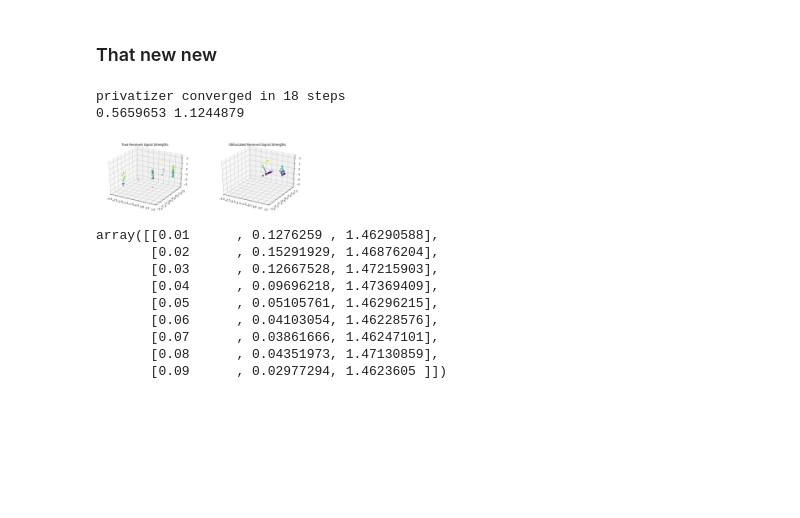
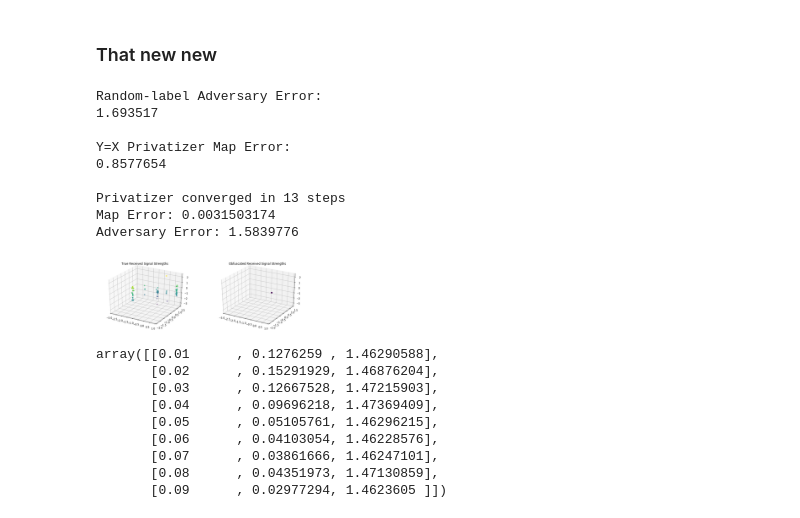
Before and after one commit to lillyclark/privacy-utility, a Jupyter notebook: PLOT automation.ipynb, the cells around one changed output. Saved outputs shown, nothing was run; the diff lists cells and outputs as text; code cells hidden in the pictures; blank space fills up the shorter version.

```diff
--- a/PLOT automation.ipynb
+++ b/PLOT automation.ipynb
@@ -726,7 +726,7 @@ def run_plot_automation():
         ax1.set_ylim(-2, 1.5)
         ax1.set_zlim(-3.5, 2.5)
 
-    PENALTY = [0.0]
+    PENALTY = [10.0]
     I = 1
     all_data = np.empty((I*len(PENALTY),3))
 
@@ -739,7 +739,7 @@ def run_plot_automation():
             sess = tf.Session()
             keras.backend.set_session(sess)
 
-            x, trueusers = sampleChania(Chania, 100)
+            x, trueusers = sampleChania(Chania, 80)
 
             if strategy == "GAP":
 
@@ -761,7 +761,7 @@ def run_plot_automation():
             i4 = keras.layers.Dense(1, kernel_initializer=map1_init)
 
             m1 = i4(i3(i2(i1(x[:,2:]))))
-            m1_target = tf.keras.backend.reshape(x[:,1], (100,1))
+            m1_target = tf.keras.backend.reshape(x[:,1], (80,1))
             m1_train = tf.train.GradientDescentOptimizer(0.01)
             m1_vars = [i1.variables, i2.variables, i3.variables, i4.variables]
 
@@ -784,13 +784,13 @@ def run_plot_automation():
 
             sess.run(tf.global_variables_initializer())
 
-            m1_loss = tf.reduce_mean(tf.keras.losses.mean_squared_error(m1, m1_target))
+            m1_loss = tf.reduce_mean(tf.keras.losses.mean_squared_error(m1_target, m1))
             m1_train = m1_train.minimize(m1_loss, var_list = m1_vars)
 
-            random_users = tf.constant(np.random.rand(100,5),dtype=tf.float32)
-#             print("An adversary who assigns labels randomly would do this well:")
-#             print(tf.losses.softmax_cross_entropy(tf.one_hot(trueusers.eval(session=sess),5), random_users).eval(session=sess))
-#             print("")
+            random_users = tf.constant(np.random.rand(80,5),dtype=tf.float32)
+            print("Random-label Adversary Error:")
+            print(tf.losses.softmax_cross_entropy(tf.one_hot(trueusers.eval(session=sess),5), random_users).eval(session=sess))
+            print("")
 
             adversary_loss = tf.losses.softmax_cross_entropy(tf.one_hot(trueusers.eval(session=sess),5), users)
             a_train = a_train.minimize(adversary_loss, var_list = a_vars)
@@ -803,9 +803,9 @@ def run_plot_automation():
             threshold = tf.constant(0, dtype=tf.float32)
 
             yprime = i4(i3(i2(i1(y[:,2:]))))
-            map_error = tf.reduce_mean(tf.keras.losses.mean_squared_error(y[:,1],yprime))
+            map_error = tf.reduce_mean(tf.keras.losses.mean_squared_error(tf.keras.backend.reshape(y[:,1], (80,1)),yprime))
 #             avg, spread_error = tf.nn.moments(y, [0, 1])
-            spread_error = tf.reduce_mean(tf.keras.losses.mean_squared_error(x,y))
+            spread_error = penalty*tf.reduce_mean(tf.keras.losses.mean_squared_error(x,y))
             zero = tf.constant(0, dtype=tf.float32)
             privatizer_loss = penalty*(map_error)-adversary_loss
 
@@ -819,44 +819,55 @@ def run_plot_automation():
             max_iter = 1000
 
             m1plot = train(m1_train, m1_loss, 10000, sess, True)
+            print("Y=X Privatizer Map Error:")
+            print(m1_loss.eval(session=sess))
+            print("")
 
             while abs(delta1 - delta2) >= 0.0001 and count_iter < max_iter:
 
                 delta1 = privatizer_loss.eval(session=sess)
                 aplot = train(a_train, adversary_loss, 2000, sess, True)
                 pplot = train(p_train, privatizer_loss, 1, sess)
                 # To do: decide how often to bias
                 spreadplot = train(p_train_spread, spread_error, 1, sess)
                 delta2 = privatizer_loss.eval(session=sess)
 
                 count_iter += 1
 
             if abs(delta1-delta2) < 0.0001:
-                print("privatizer converged in", count_iter, "steps")
+                print("Privatizer converged in", count_iter, "steps")
 
             else:
                 print("privatizer did not converge")
 
             index = int(I*P+i)
 
-            print(map_error.eval(session=sess), adversary_loss.eval(session=sess))
+            print("Map Error:", map_error.eval(session=sess))
+            print("Adversary Error:", adversary_loss.eval(session=sess))
 
             all_data[index] = [PENALTY[P], map_error.eval(session=sess), adversary_loss.eval(session=sess)]
 
             if i != I:
                 tf.keras.backend.clear_session()
 
     vis()
 
     tf.keras.backend.clear_session()
 
     return all_data
 
 all_data = run_plot_automation()
 # %% [output]
-privatizer converged in 18 steps
-0.5659653 1.1244879
+Random-label Adversary Error:
+1.693517
+
+Y=X Privatizer Map Error:
+0.8577654
+
+Privatizer converged in 13 steps
+Map Error: 0.0031503174
+Adversary Error: 1.5839776
-[figure, old version]
+[figure, new version]
 # %%
 all_data
 # %% [output]
```
Also changed, not shown: parts of 3 cells of this notebook.
